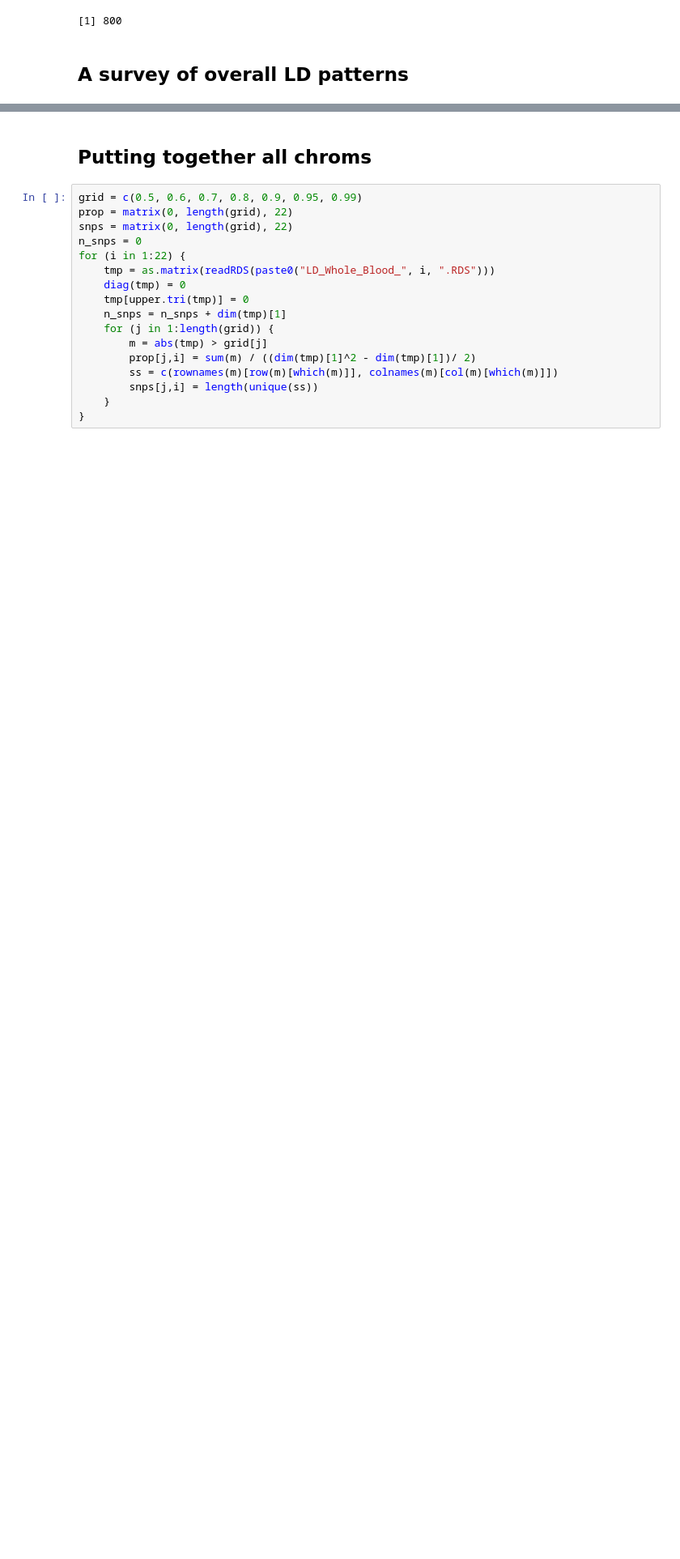
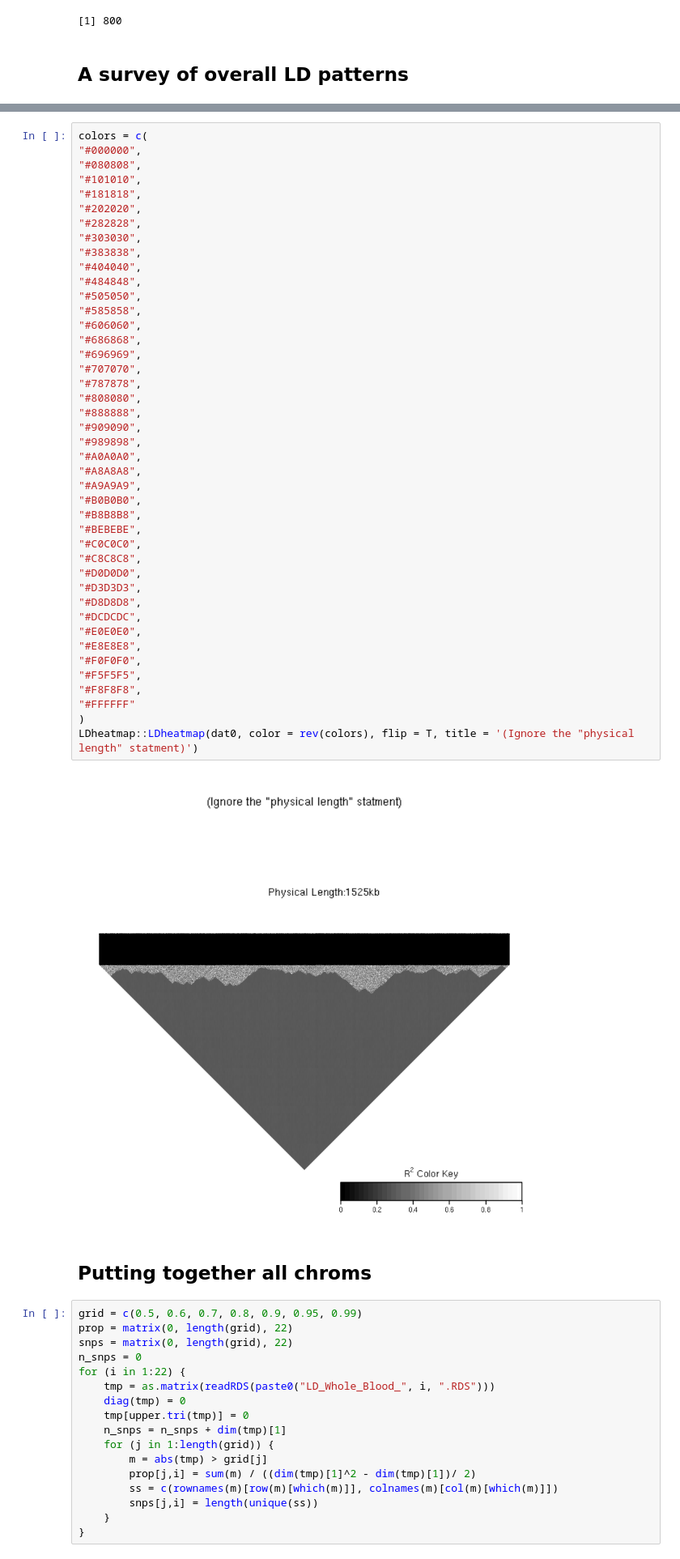
Before and after one commit to stephenslab/gtexresults, a Jupyter notebook: Analysis_plots_for_paper/Top_LD.ipynb, the cells around one changed output, grey strips where cells are left out. Shown at 81% size. Saved outputs shown, nothing was run; the diff lists cells and outputs as text; blank space fills up the shorter version.

Commit message:
Use gray scale color key
Former-commit-id: 32f7e15f268c64bc88a49c58cf7a72f52dbbac8a
Former-commit-id: 76b1e9841eaf411833b765b6301c7fca7411ba8a

```diff
--- a/Analysis_plots_for_paper/Top_LD.ipynb
+++ b/Analysis_plots_for_paper/Top_LD.ipynb
@@ -76,3 +49,48 @@ LDheatmap::LDheatmap(dat0, color = colors, flip = T, title = "")
+# %%
+colors = c(
+"#000000",
+"#080808",
+"#101010",
+"#181818",
+"#202020",
+"#282828",
+"#303030",
+"#383838",
+"#404040",
+"#484848",
+"#505050",
+"#585858",
+"#606060",
+"#686868",
+"#696969",
+"#707070",
+"#787878",
+"#808080",
+"#888888",
+"#909090",
+"#989898",
+"#A0A0A0",
+"#A8A8A8",
+"#A9A9A9",
+"#B0B0B0",
+"#B8B8B8",
+"#BEBEBE",
+"#C0C0C0",
+"#C8C8C8",
+"#D0D0D0",
+"#D3D3D3",
+"#D8D8D8",
+"#DCDCDC",
+"#E0E0E0",
+"#E8E8E8",
+"#F0F0F0",
+"#F5F5F5",
+"#F8F8F8",
+"#FFFFFF"
+)
+LDheatmap::LDheatmap(dat0, color = rev(colors), flip = T, title = '(Ignore the "physical length" statment)')
+# %% [output]
+[figure, added]
 # %% [markdown]
 ## Putting together all chroms
 # %%
```
Also changed, not shown: parts of 1 cell of this notebook, 1 other file.
